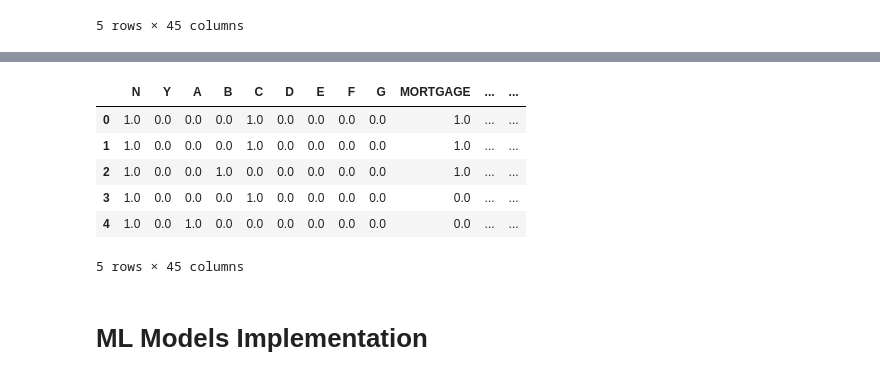
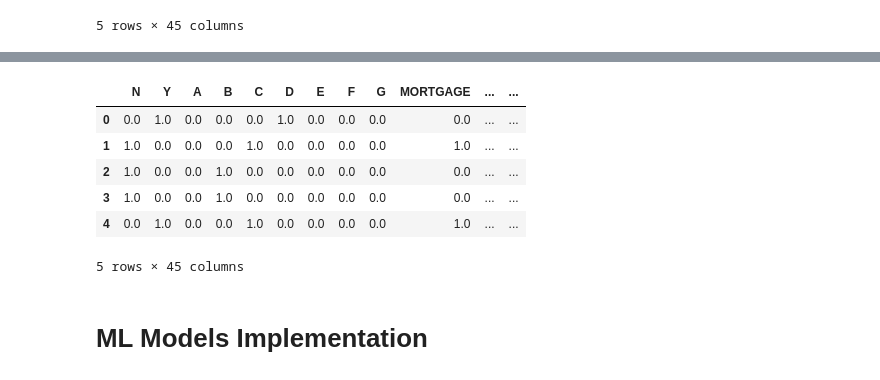
Before and after one commit to akgulhandan/MscThesis, a Jupyter notebook: MyThesis_v1.ipynb, the cells around one changed output, grey strips where cells are left out. Cells and saved outputs as stored; diff of their text form; code cells hidden in the pictures.

```diff
--- a/MyThesis_v1.ipynb
+++ b/MyThesis_v1.ipynb
@@ -685,6 +676,6 @@ array(['N', 'Y', 'A', 'B', 'C', 'D', 'E', 'F', 'G', 'MORTGAGE', 'OTHER',
 ohe_data = pd.DataFrame(ohe.transform(x_train[ohe_colums]).toarray(), columns=merge_ohe_col)  # assign training samples to categories from merge_ohe_col
 ohe_data2 = pd.DataFrame(ohe.transform(x_test[ohe_colums]).toarray(),columns=merge_ohe_col) # assign testing samples to categories from merge_ohe_col
 # %%
-X_new = pd.concat([ohe_data, x_train], axis=1) #create a new X_new by concatenating objects along a particular axis. The axis=1: specifies that the concatenation should be done column-wise
-X_new = X_new.drop(ohe_colums, axis=1)
+X_train_encoded  = pd.concat([ohe_data, x_train], axis=1) #create a new X_new by concatenating objects along a particular axis. The axis=1: specifies that the concatenation should be done column-wise
+X_train_encoded  = X_train_encoded.drop(ohe_colums, axis=1)
 # %%
@@ -749,0 +777,23 @@ scaler_bimodal = RobustScaler() # By using RobustScaler(), we can remove the out
+# %%
+from imblearn.over_sampling import SMOTE
+
+# Initialize SMOTE
+smote = SMOTE(random_state=12)
+
+# Apply SMOTE to the training data
+X_train_smote, y_train_smote = smote.fit_resample(X_train_final, y_train)
+
+# Check the new class distribution
+print("New class distribution after SMOTE:")
+print(y_train_smote.value_counts())
+
+# Optional: Plotting the new distribution
+import matplotlib.pyplot as plt
+
+plt.figure(figsize=(8, 4))
+y_train_smote.value_counts().plot(kind='bar', color='skyblue')
+plt.title('Class Distribution After SMOTE')
+plt.xlabel('Loan Status')
+plt.ylabel('Number of Samples')
+plt.xticks(rotation=0)
+plt.show()
@@ -750,12 +817,12 @@ scaler_bimodal = RobustScaler() # By using RobustScaler(), we can remove the out
 # %%
-X_new_test.head()
+X_train_smote.head()
 # %% [output]
 |  | N | Y | A | B | C | D | E | F | G | MORTGAGE | ... | ... |
-| 0 | 1.0 | 0.0 | 0.0 | 0.0 | 1.0 | 0.0 | 0.0 | 0.0 | 0.0 | 1.0 | ... | ... |
+| 0 | 0.0 | 1.0 | 0.0 | 0.0 | 0.0 | 1.0 | 0.0 | 0.0 | 0.0 | 0.0 | ... | ... |
 | 1 | 1.0 | 0.0 | 0.0 | 0.0 | 1.0 | 0.0 | 0.0 | 0.0 | 0.0 | 1.0 | ... | ... |
-| 2 | 1.0 | 0.0 | 0.0 | 1.0 | 0.0 | 0.0 | 0.0 | 0.0 | 0.0 | 1.0 | ... | ... |
-| 3 | 1.0 | 0.0 | 0.0 | 0.0 | 1.0 | 0.0 | 0.0 | 0.0 | 0.0 | 0.0 | ... | ... |
-| 4 | 1.0 | 0.0 | 1.0 | 0.0 | 0.0 | 0.0 | 0.0 | 0.0 | 0.0 | 0.0 | ... | ... |
+| 2 | 1.0 | 0.0 | 0.0 | 1.0 | 0.0 | 0.0 | 0.0 | 0.0 | 0.0 | 0.0 | ... | ... |
+| 3 | 1.0 | 0.0 | 0.0 | 1.0 | 0.0 | 0.0 | 0.0 | 0.0 | 0.0 | 0.0 | ... | ... |
+| 4 | 0.0 | 1.0 | 0.0 | 0.0 | 1.0 | 0.0 | 0.0 | 0.0 | 0.0 | 1.0 | ... | ... |
 5 rows × 45 columns
 # %% [markdown]
 # ML Models Implementation
```
Also changed, not shown: parts of 37 cells of this notebook.
